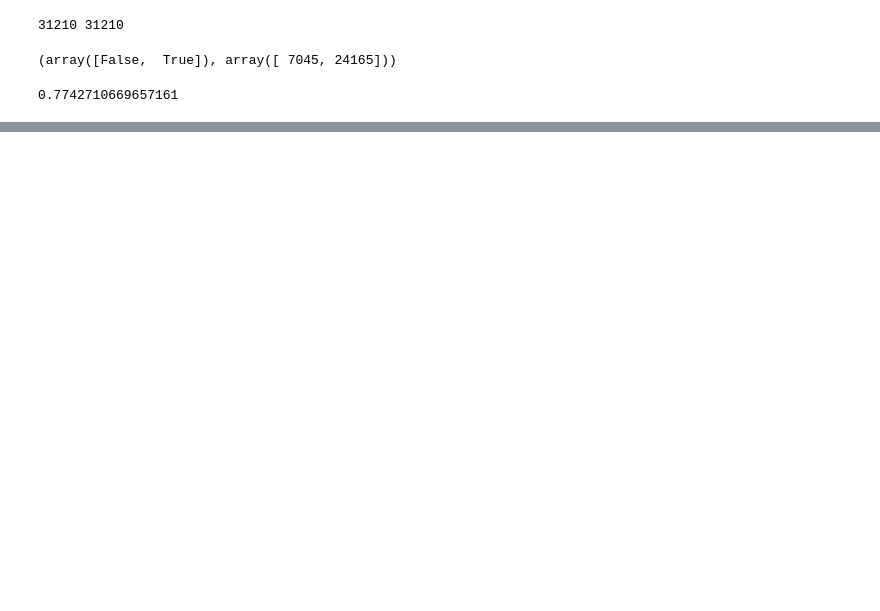
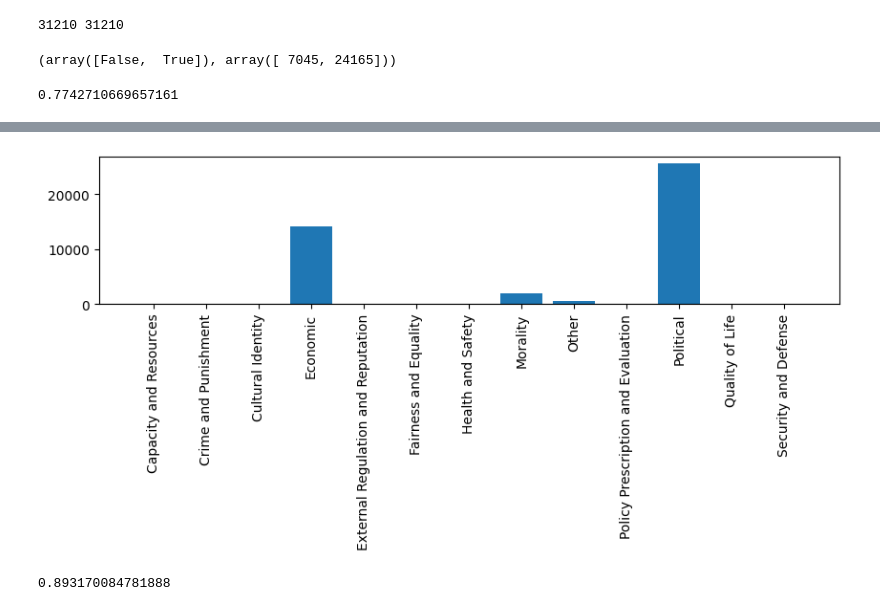
Before and after one commit to copenlu/frame-align, a Jupyter notebook: notebooks/Results Analysis.ipynb, the cells around one changed output, grey strips where cells are left out. Cells and saved outputs as stored; diff of their text form; code cells hidden in the pictures; blank space fills up the shorter version.

```diff
--- a/notebooks/Results Analysis.ipynb
+++ b/notebooks/Results Analysis.ipynb
@@ -85,0 +140,9 @@ out_df[out_df['correct'] == 0].sample(100)[['text', 'label', 'pred_frames']]
+# %%
+labels, counts = np.unique(predicted_names, return_counts=True)
+# labels = [str(l) for l in labels]
+plt.figure(figsize=(10,2))
+plt.bar(labels, counts)
+plt.xticks(rotation=90)
+plt.show()
+# %% [output]
+[figure, added]
@@ -85,0 +152,4 @@ out_df[out_df['correct'] == 0].sample(100)[['text', 'label', 'pred_frames']]
+# %%
+accuracy_score(predicted_name_mapped, predicted_ids)
+# %% [output]
+0.893170084781888
```
Also changed, not shown: parts of 10 cells of this notebook.
